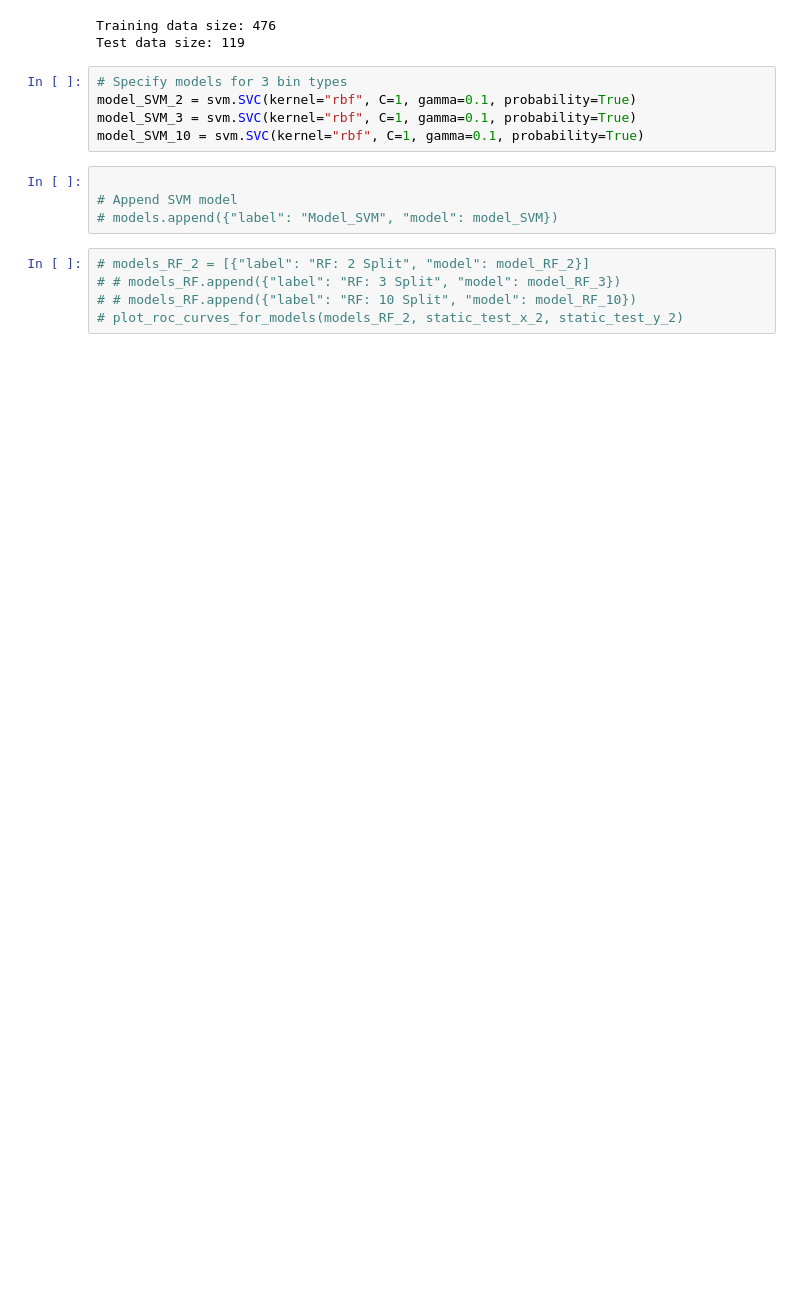
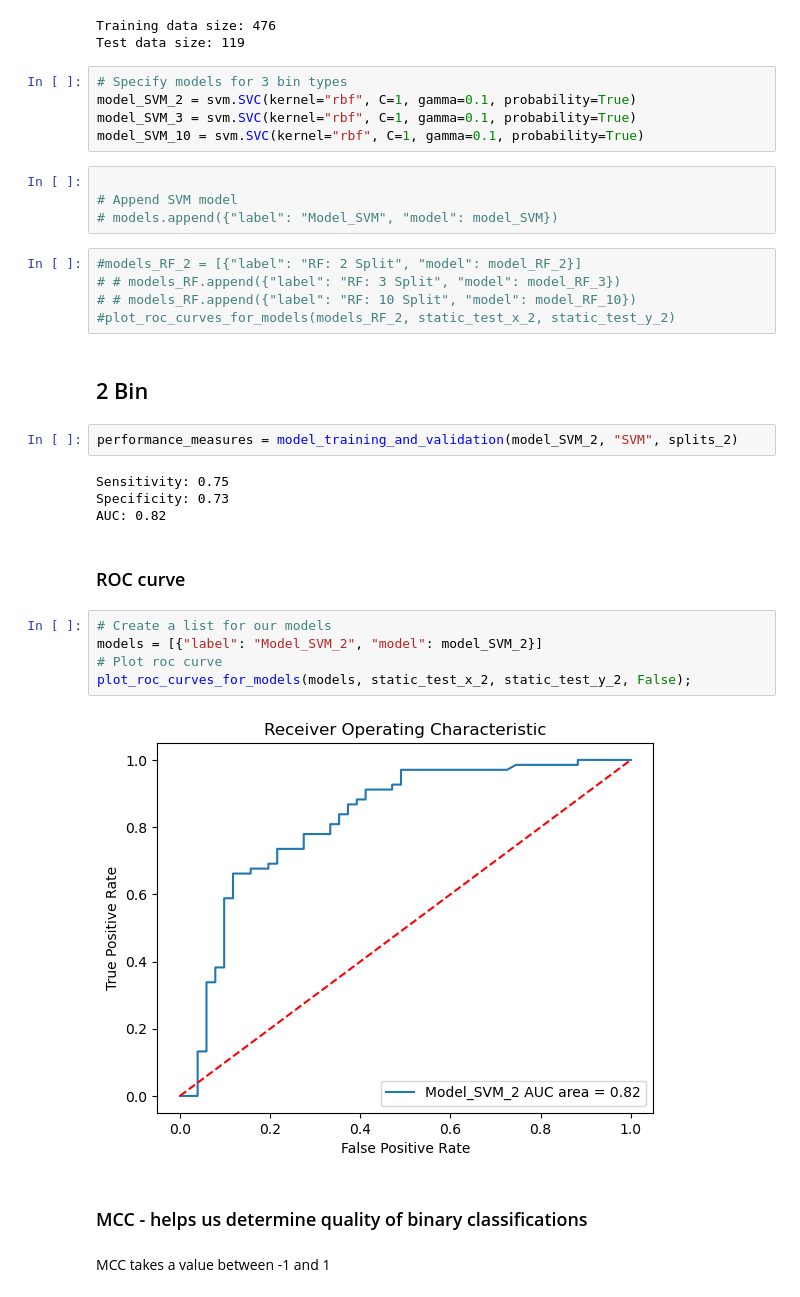
Before and after one commit to ASarriJackson/SummerProject, a Jupyter notebook: Classifiers/Classification_SVM.ipynb, the cells around one changed output. Saved outputs shown, nothing was run; the diff lists cells and outputs as text; blank space fills up the shorter version.

```diff
--- a/Classifiers/Classification_SVM.ipynb
+++ b/Classifiers/Classification_SVM.ipynb
@@ -54,7 +54,28 @@ model_SVM_10 = svm.SVC(kernel="rbf", C=1, gamma=0.1, probability=True)
 # Append SVM model
 # models.append({"label": "Model_SVM", "model": model_SVM})
 # %%
-# models_RF_2 = [{"label": "RF: 2 Split", "model": model_RF_2}]
+#models_RF_2 = [{"label": "RF: 2 Split", "model": model_RF_2}]
 # # models_RF.append({"label": "RF: 3 Split", "model": model_RF_3})
 # # models_RF.append({"label": "RF: 10 Split", "model": model_RF_10})
-# plot_roc_curves_for_models(models_RF_2, static_test_x_2, static_test_y_2)
+#plot_roc_curves_for_models(models_RF_2, static_test_x_2, static_test_y_2)
+# %% [markdown]
+## 2 Bin ##
+# %%
+performance_measures = model_training_and_validation(model_SVM_2, "SVM", splits_2)
+# %% [output]
+Sensitivity: 0.75
+Specificity: 0.73
+AUC: 0.82
+# %% [markdown]
+### ROC curve ###
+# %%
+# Create a list for our models
+models = [{"label": "Model_SVM_2", "model": model_SVM_2}]
+# Plot roc curve
+plot_roc_curves_for_models(models, static_test_x_2, static_test_y_2, False);
+# %% [output]
+[figure, added]
+# %% [markdown]
+### MCC - helps us determine quality of binary classifications ###
+# %% [markdown]
+MCC takes a value between -1 and 1
```
Also changed, not shown: parts of 31 cells of this notebook, 2 other files.
